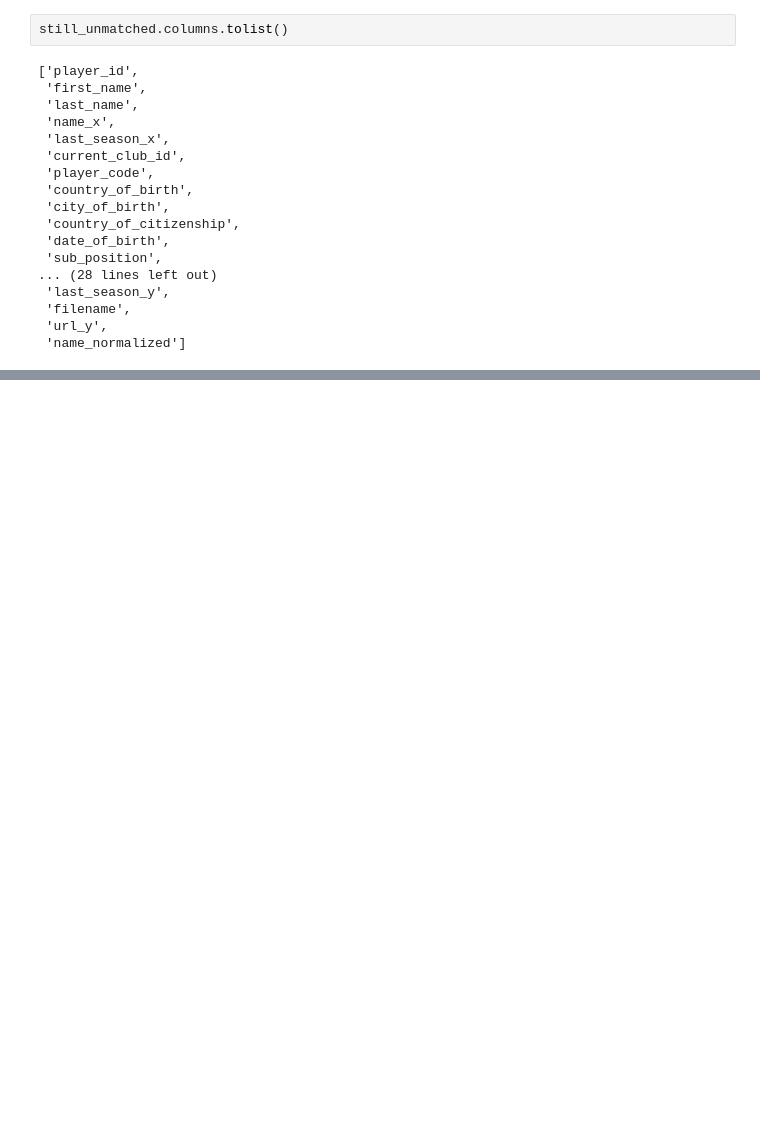
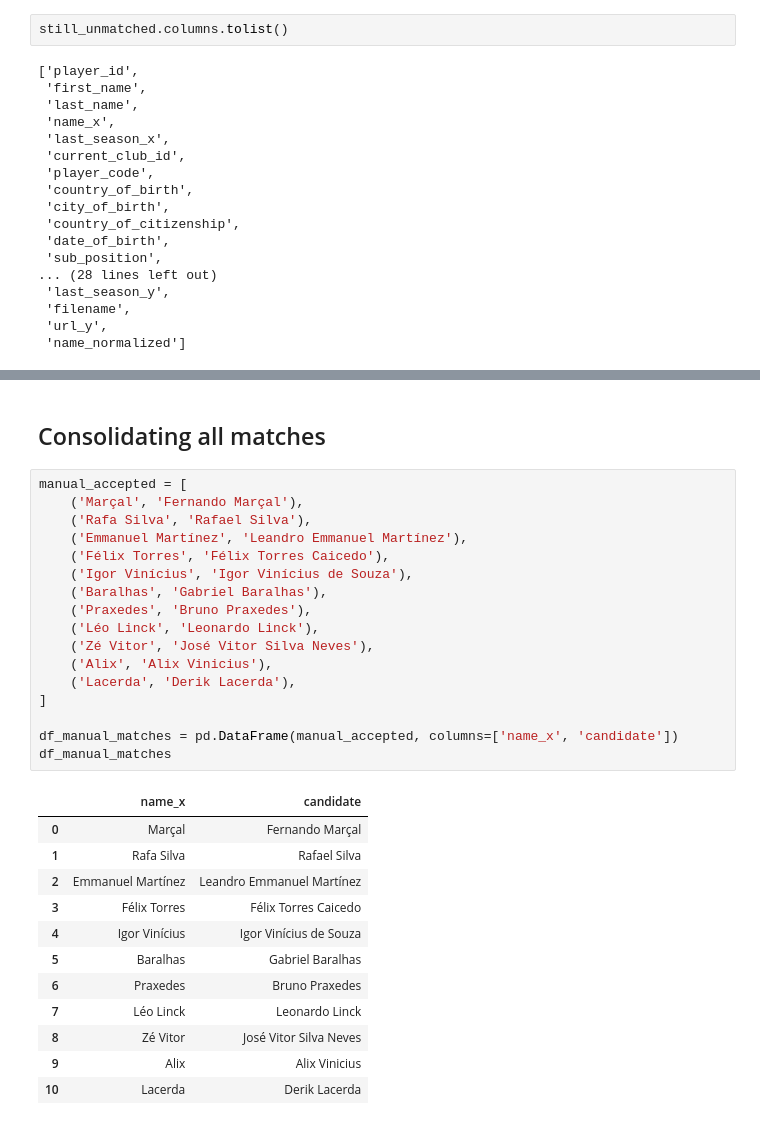
Before and after one commit to joseeduardomarinho28-creator/scouting-project, a Jupyter notebook: notebooks/04_performance_stats.ipynb, the cells around one changed output, grey strips where cells are left out. Drawn from its saved outputs; the diff is of its cells as text; blank space fills up the shorter version.

```diff
--- a/notebooks/04_performance_stats.ipynb
+++ b/notebooks/04_performance_stats.ipynb
@@ -564,0 +577,32 @@ df_review
+# %% [markdown]
+## Consolidating all matches
+# %%
+manual_accepted = [
+    ('Marçal', 'Fernando Marçal'),
+    ('Rafa Silva', 'Rafael Silva'),
+    ('Emmanuel Martínez', 'Leandro Emmanuel Martínez'),
+    ('Félix Torres', 'Félix Torres Caicedo'),
+    ('Igor Vinícius', 'Igor Vinícius de Souza'),
+    ('Baralhas', 'Gabriel Baralhas'),
+    ('Praxedes', 'Bruno Praxedes'),
+    ('Léo Linck', 'Leonardo Linck'),
+    ('Zé Vitor', 'José Vitor Silva Neves'),
+    ('Alix', 'Alix Vinicius'),
+    ('Lacerda', 'Derik Lacerda'),
+]
+
+df_manual_matches = pd.DataFrame(manual_accepted, columns=['name_x', 'candidate'])
+df_manual_matches
+# %% [output]
+|  | name_x | candidate |
+| 0 | Marçal | Fernando Marçal |
+| 1 | Rafa Silva | Rafael Silva |
+| 2 | Emmanuel Martínez | Leandro Emmanuel Martínez |
+| 3 | Félix Torres | Félix Torres Caicedo |
+| 4 | Igor Vinícius | Igor Vinícius de Souza |
+| 5 | Baralhas | Gabriel Baralhas |
+| 6 | Praxedes | Bruno Praxedes |
+| 7 | Léo Linck | Leonardo Linck |
+| 8 | Zé Vitor | José Vitor Silva Neves |
+| 9 | Alix | Alix Vinicius |
+| 10 | Lacerda | Derik Lacerda |
```
Also changed, not shown: parts of 30 cells of this notebook, 2 other files.
